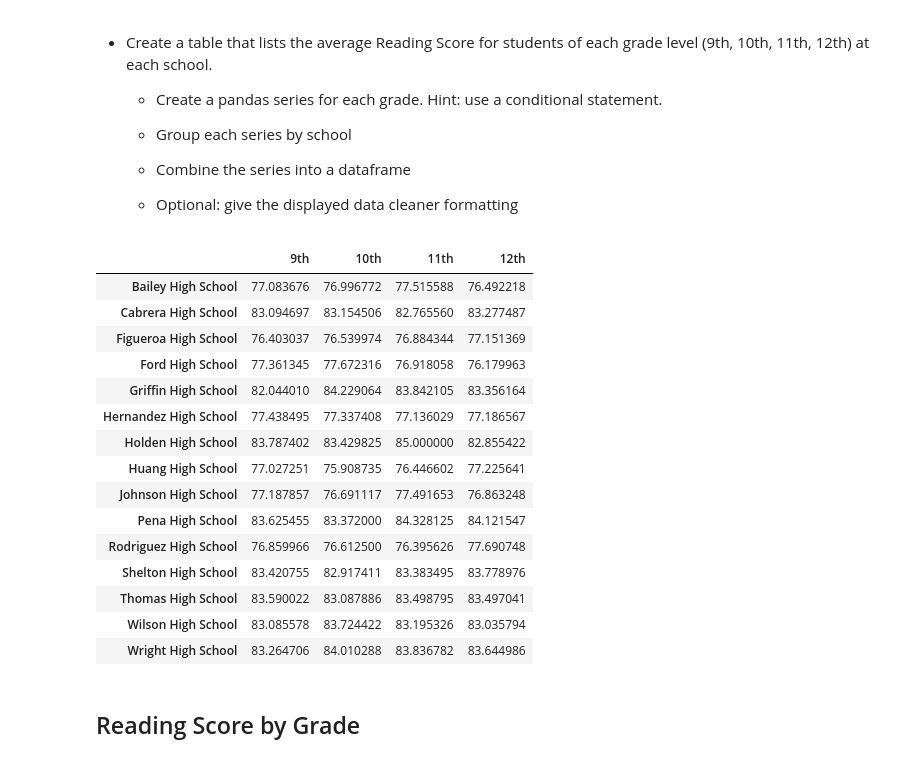
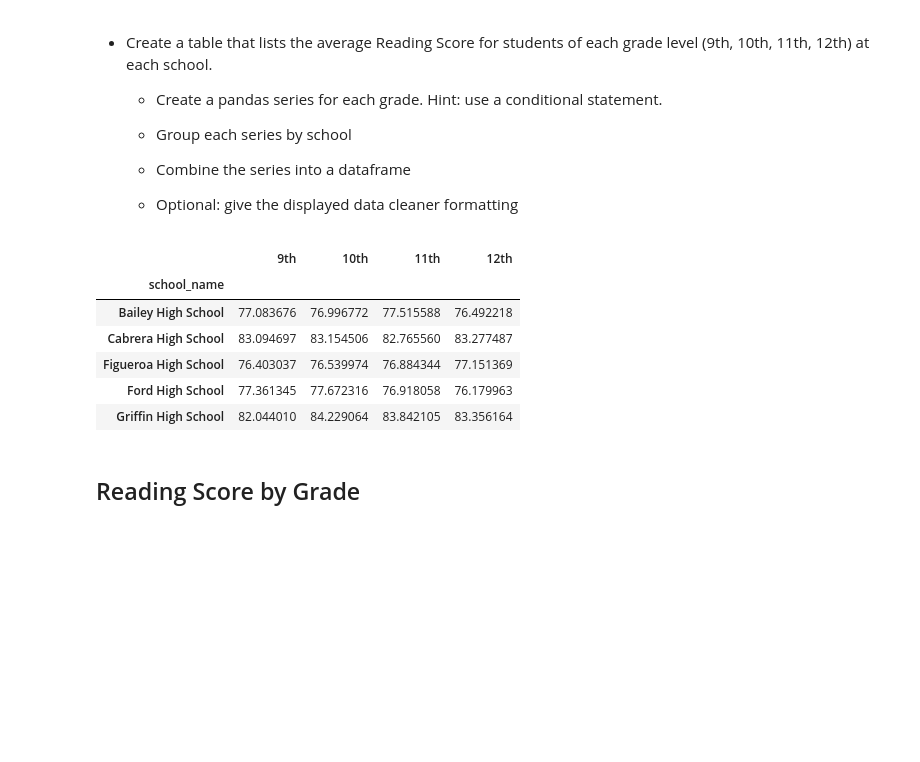
Before and after one commit to CholGurung/panda_challenge, a Jupyter notebook: PyCitySchools_starter.ipynb, the cells around one changed output. Cells and saved outputs as stored; diff of their text form; code cells hidden in the pictures; blank space fills up the shorter version.

Commit message:
solves homework#4 assignment, final PyCitySchools_starter.ipynb

```diff
--- a/PyCitySchools_starter.ipynb
+++ b/PyCitySchools_starter.ipynb
@@ -213,27 +213,29 @@ worst_five_school.style.format({"Total School Budget": "${:,.2f}",
   * Optional: give the displayed data cleaner formatting
 # %%
 #Create a pandas series for each grade. Hint: use a conditional statement.
+#Group each series by school
+ninth_df = student_data.loc[student_data["grade"] == "9th"].groupby("school_name")["math_score"].mean()
+tenth_df = student_data.loc[student_data["grade"] == "10th"].groupby("school_name")["math_score"].mean()
+eleventh_df = student_data.loc[student_data["grade"] == "11th"].groupby("school_name")["math_score"].mean()
+twelfth_df = student_data.loc[student_data["grade"] == "12th"].groupby("school_name")["math_score"].mean()
+#Combine the series into a dataframe
 
-#Group each series by school
-#Combine the series into a dataframe
+avg_math_score_df = pd.DataFrame({
+    "9th":ninth_df,
+    "10th":tenth_df,
+    "11th":eleventh_df,
+    "12th":twelfth_df
+})
+avg_math_score_df.head()
 #Optional: give the displayed data cleaner formatting
 # %% [output]
 |  | 9th | 10th | 11th | 12th |
+| school_name |  |  |  |  |
 | Bailey High School | 77.083676 | 76.996772 | 77.515588 | 76.492218 |
 | Cabrera High School | 83.094697 | 83.154506 | 82.765560 | 83.277487 |
 | Figueroa High School | 76.403037 | 76.539974 | 76.884344 | 77.151369 |
 | Ford High School | 77.361345 | 77.672316 | 76.918058 | 76.179963 |
 | Griffin High School | 82.044010 | 84.229064 | 83.842105 | 83.356164 |
-| Hernandez High School | 77.438495 | 77.337408 | 77.136029 | 77.186567 |
-| Holden High School | 83.787402 | 83.429825 | 85.000000 | 82.855422 |
-| Huang High School | 77.027251 | 75.908735 | 76.446602 | 77.225641 |
-| Johnson High School | 77.187857 | 76.691117 | 77.491653 | 76.863248 |
-| Pena High School | 83.625455 | 83.372000 | 84.328125 | 84.121547 |
-| Rodriguez High School | 76.859966 | 76.612500 | 76.395626 | 77.690748 |
-| Shelton High School | 83.420755 | 82.917411 | 83.383495 | 83.778976 |
-| Thomas High School | 83.590022 | 83.087886 | 83.498795 | 83.497041 |
-| Wilson High School | 83.085578 | 83.724422 | 83.195326 | 83.035794 |
-| Wright High School | 83.264706 | 84.010288 | 83.836782 | 83.644986 |
 # %% [markdown]
 ## Reading Score by Grade
 # %% [markdown]
```
Also changed, not shown: parts of 8 cells of this notebook, 1 other file.
